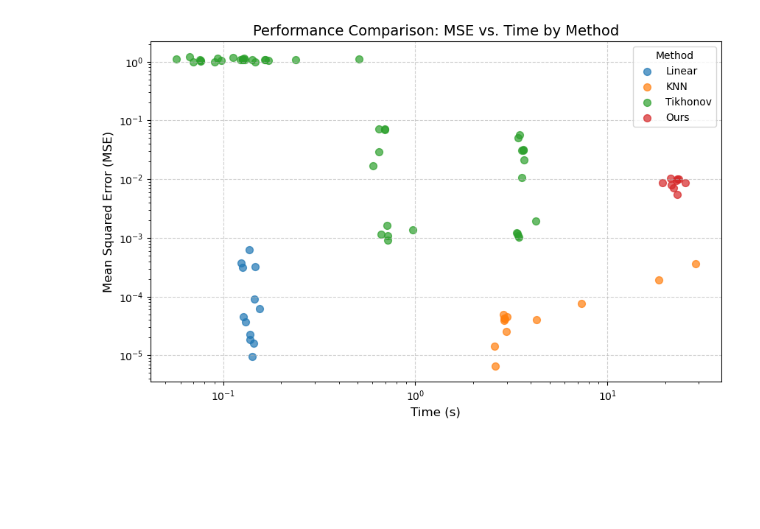
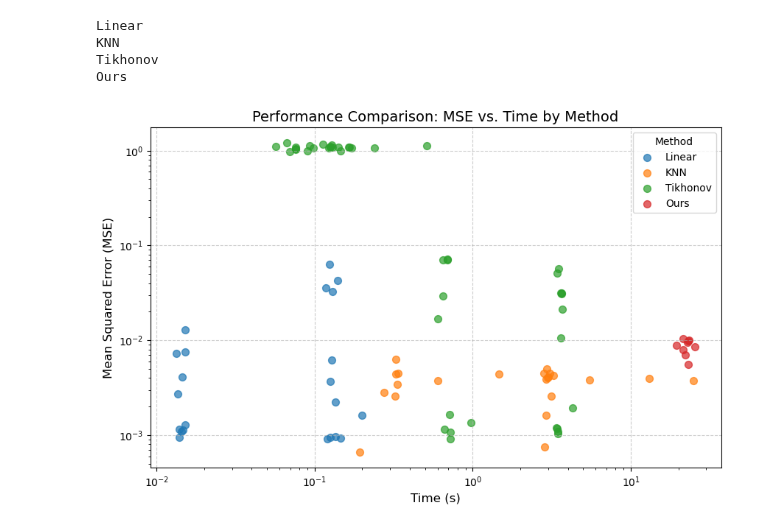
Before and after one commit to benedikt-holland/windfarm_data_imputation, a Jupyter notebook: GCGRU/figures.ipynb, the cells around one changed output. Drawn from its saved outputs; the diff is of its cells as text; code cells hidden in the pictures; blank space fills up the shorter version.

```diff
--- a/GCGRU/figures.ipynb
+++ b/GCGRU/figures.ipynb
@@ -21,48 +21,61 @@ import numpy as np
 
 # Assuming 'df' is the DataFrame you are iterating over
 # (A simulated DataFrame was used for execution)
-df = pd.read_csv("results.csv")
+df = pd.read_csv("results (2).csv")
 
 fig, ax = plt.subplots(figsize=(10, 6))
 
 # Get unique methods for coloring
 methods = df['method'].unique()
 
+marker = {
+    'random': 's',
+    'blackout': '^',
+    'maintenance': 'o',
+}
+
 for method in methods:
+    print(method)
     # Filter data for the current method
-    subset_base = df[np.logical_and(df['method'] == method, df['stage'] == 'tet')]
+    subset_base = df[np.logical_and(df['method'] == method, df['stage'] == 'test')]
     subset_time = subset_base
     subset_mse = subset_base
     if method == 'tikhonov':
-        idxs = np.logical_and(np.logical_and(df['method'] == method, df['stage'] == 'tet'))
+        idxs = np.logical_and(df['method'] == method, df['stage'] == 'test')
         idxs = np.logical_and(idxs, df['full_graph'])
         subset_time = df[np.logical_and(idxs, df['gpu'])]
         subset_mse = df[np.logical_and(idxs, np.logical_not(df['gpu']))]
 
     # Create the scatter plot for this method, generating a unique color for each call
+    c = len(subset_time['time'])
     ax.scatter(
         subset_time['time'],
         subset_mse['mse'],
         label=method, # Label for the legend
         s=50, # Size of the points
-        alpha=0.7 # Transparency
+        alpha=0.7, # Transparency,
+        # marker='^',
     )
 
 # Add labels and title
 ax.set_xlabel('Time (s)', fontsize=12)
 ax.set_ylabel('Mean Squared Error (MSE)', fontsize=12)
 ax.set_title('Performance Comparison: MSE vs. Time by Method', fontsize=14)
 
 # Add legend to show method color
 ax.legend(title='Method')
 
 # Add grid for better readability
 ax.set_yscale('log')
 ax.set_xscale('log')
 ax.grid(True, linestyle='--', alpha=0.6)
 
 # Save the plot
 plt.savefig('scatter_plot_mse_vs_time.png')
 # %% [output]
+Linear
+KNN
+Tikhonov
+Ours
-[figure, old version]
+[figure, new version]
 # %%
```
Also changed, not shown: parts of 5 cells of this notebook, 3 other files.
